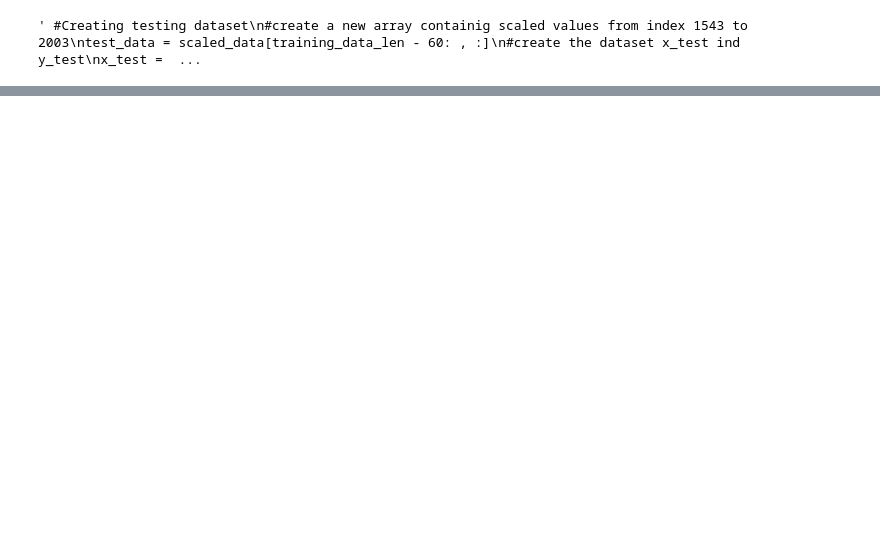
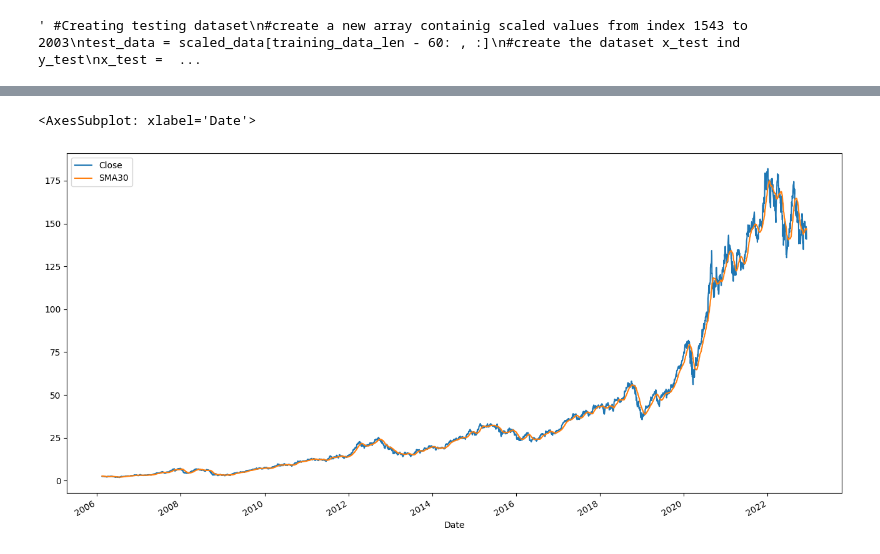
Before and after one commit to neeerob/Stock-closing-price-prediction, a Jupyter notebook: Using Artificial neural network for APPLE(AAPL) advanceV1.0.ipynb, the cells around one changed output, grey strips where cells are left out. Saved outputs shown, nothing was run; the diff lists cells and outputs as text; code cells hidden in the pictures; blank space fills up the shorter version.

Commit message:
Calculating SMA and EMA

```diff
--- a/Using Artificial neural network for APPLE(AAPL) advanceV1.0.ipynb
+++ b/Using Artificial neural network for APPLE(AAPL) advanceV1.0.ipynb
@@ -273,0 +274,16 @@ Accuracy:  97.73740047807505 %
+# %%
+import pandas as pd
+
+# importing numpy as np
+# for Mathematical calculations
+import numpy as np
+
+# importing pyplot from matplotlib as plt
+# for plotting graphs
+import matplotlib.pyplot as plt
+plt.style.use('default')
+%matplotlib inline
+# %%
+appl_q = pd.read_csv('AAPL.csv', index_col='Date',
+                       parse_dates=True)
+appl_q.head()
@@ -273,0 +298,14 @@ Accuracy:  97.73740047807505 %
+# %%
+appl_q = appl_q['Close'].to_frame()
+
+# calculating simple moving average
+# using .rolling(window).mean() ,
+# with window size = 30
+appl_q['SMA30'] = appl_q['Close'].rolling(30).mean()
+
+# removing all the NULL values using
+# dropna() method
+appl_q.dropna(inplace=True)
+
+# printing Dataframe
+appl_q
@@ -273,0 +327,6 @@ Accuracy:  97.73740047807505 %
+# %%
+appl_q[['Close', 'SMA30']].plot(label='appl_q',
+                                  figsize=(16, 8))
+# %% [output]
+<AxesSubplot: xlabel='Date'>
+[figure, added]
```
Also changed, not shown: parts of 15 cells of this notebook.
